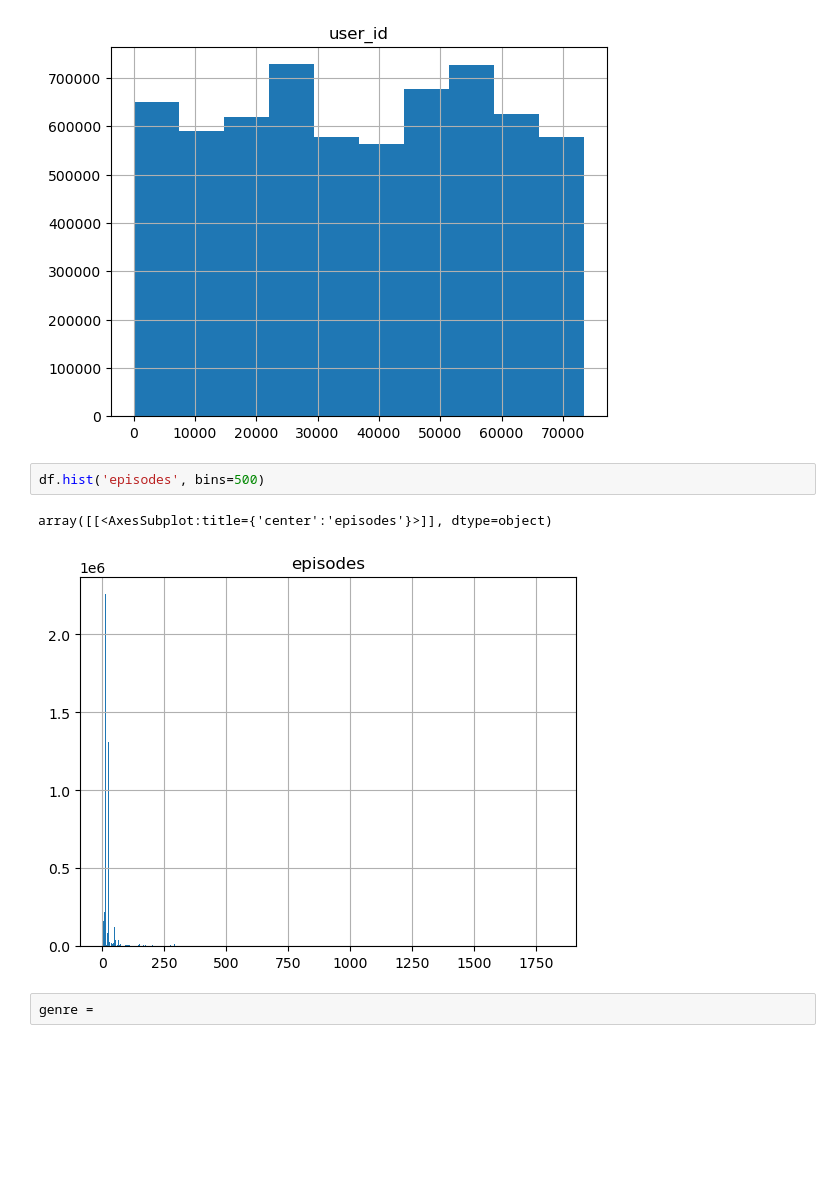
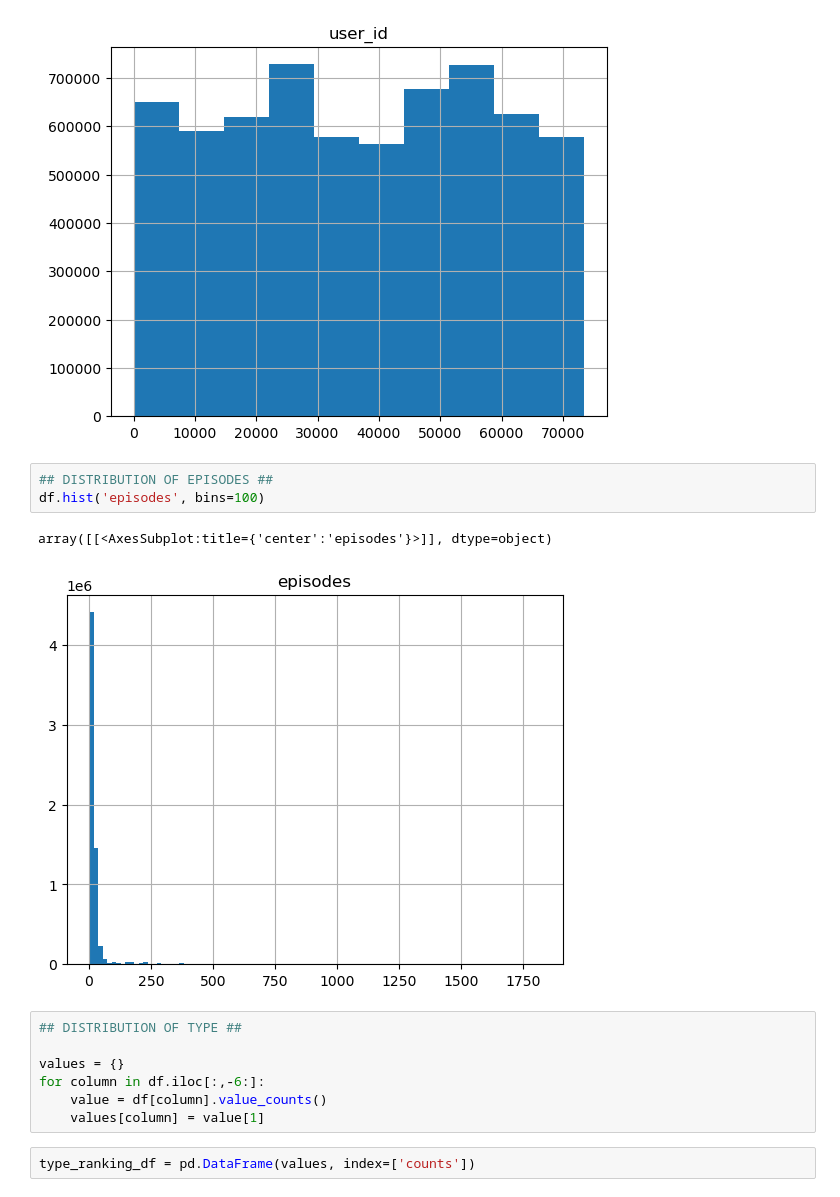
Before and after one commit to giacometti-r/Project2DA2023, a Jupyter notebook: data_exploration.ipynb, the cells around one changed output. Saved outputs shown, nothing was run; the diff lists cells and outputs as text; blank space fills up the shorter version.

```diff
--- a/data_exploration.ipynb
+++ b/data_exploration.ipynb
@@ -25,10 +89,18 @@ df.hist('user_id')
 # %% [output]
 array([[<AxesSubplot:title={'center':'user_id'}>]], dtype=object)
 [figure]
-# %%
-df.hist('episodes', bins=500)
-# %% [output]
-array([[<AxesSubplot:title={'center':'episodes'}>]], dtype=object)
-[figure, removed]
-# %%
-genre =
+# %%
+## DISTRIBUTION OF EPISODES ##
+df.hist('episodes', bins=100)
+# %% [output]
+array([[<AxesSubplot:title={'center':'episodes'}>]], dtype=object)
+[figure, added]
+# %%
+## DISTRIBUTION OF TYPE ##
+
+values = {}
+for column in df.iloc[:,-6:]:
+    value = df[column].value_counts()
+    values[column] = value[1]
+# %%
+type_ranking_df = pd.DataFrame(values, index=['counts'])
```
Also changed, not shown: parts of 7 cells of this notebook, 2 other files.
